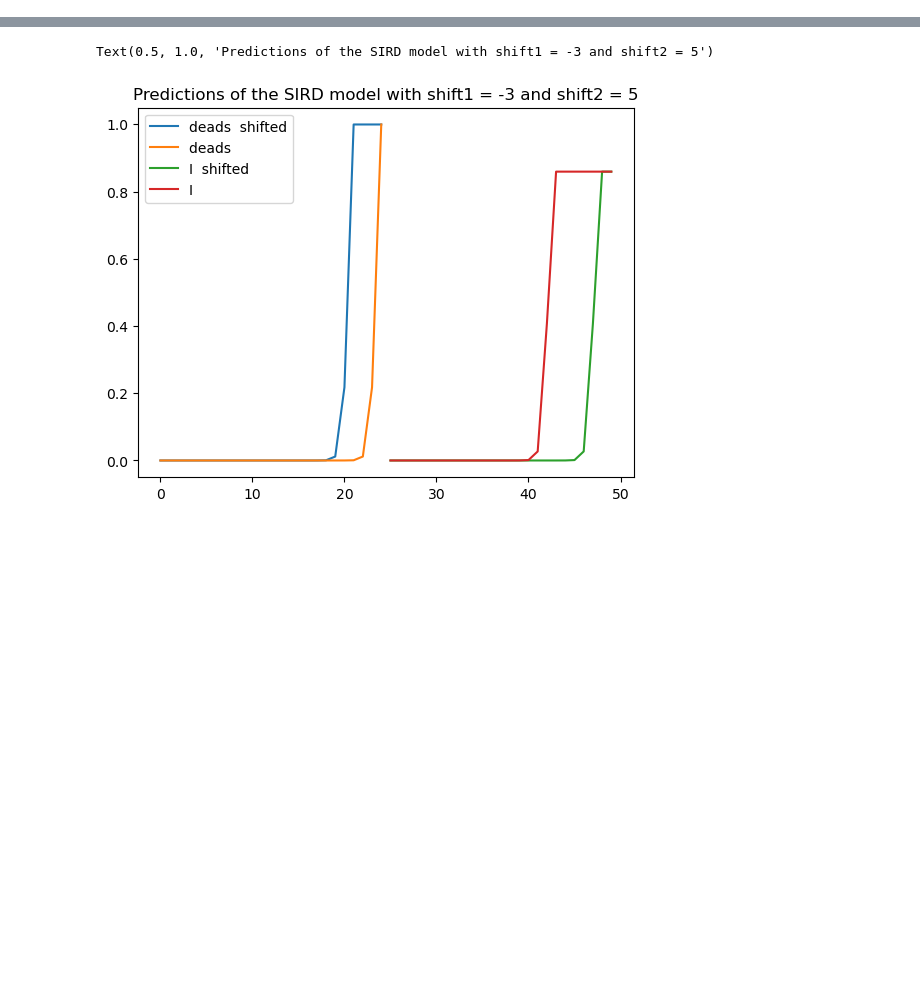
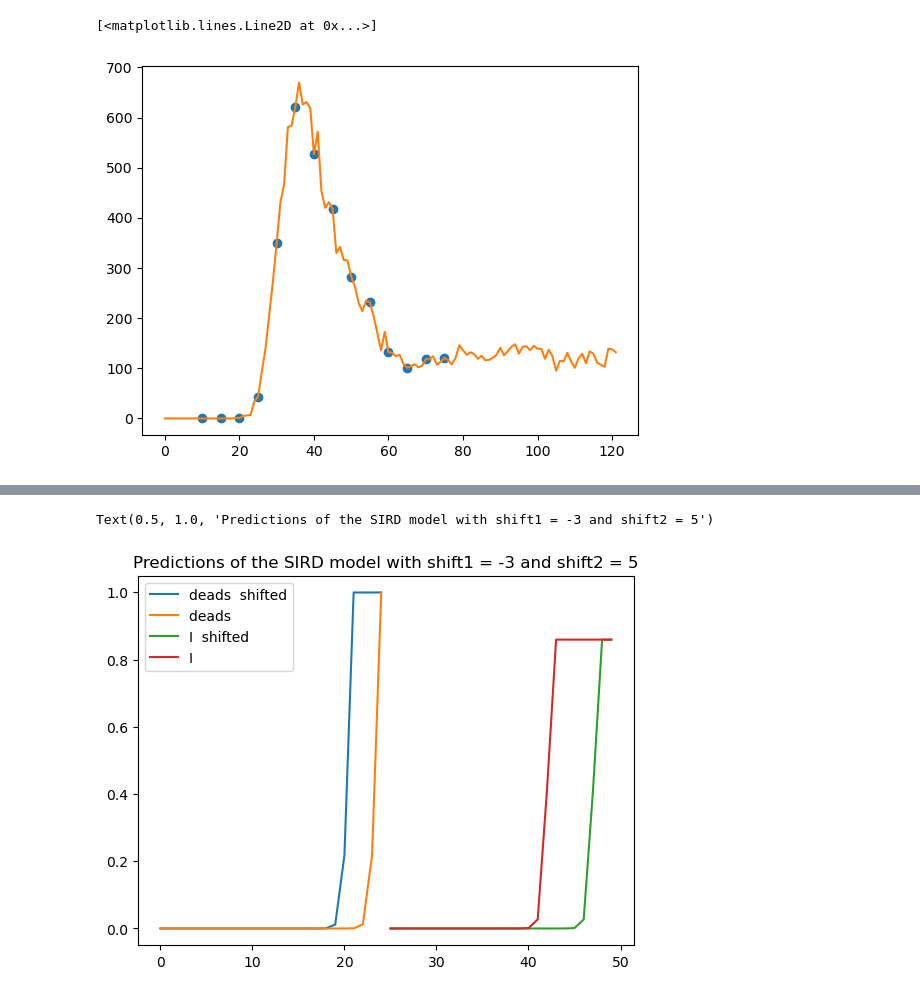
Before and after one commit to gregoirebechade/covid_internship, a Jupyter notebook: 04_exploring.ipynb, the cells around one changed output, grey strips where cells are left out. Saved outputs shown, nothing was run; the diff lists cells and outputs as text; code cells hidden in the pictures; blank space fills up the shorter version.

Commit message:
useful figure

```diff
--- a/04_exploring.ipynb
+++ b/04_exploring.ipynb
@@ -67,3 +67,5 @@ dates_of_pandemic_train=dates_of_pandemic[:split]
 
 
 data =np.array([ new_deaths, n_infected, mob_17_days_ahead ])
+# %%
+interv=[10,15, 20, 25, 30, 35, 40, 45, 50, 55, 60, 65, 70, 75]
@@ -69,0 +78,6 @@ data =np.array([ new_deaths, n_infected, mob_17_days_ahead ])
+# %%
+plt.plot(interv, new_deaths[interv], 'o')
+plt.plot( new_deaths)
+# %% [output]
+[<matplotlib.lines.Line2D at 0x...>]
+[figure, added]
```
Also changed, not shown: parts of 6 cells of this notebook.
